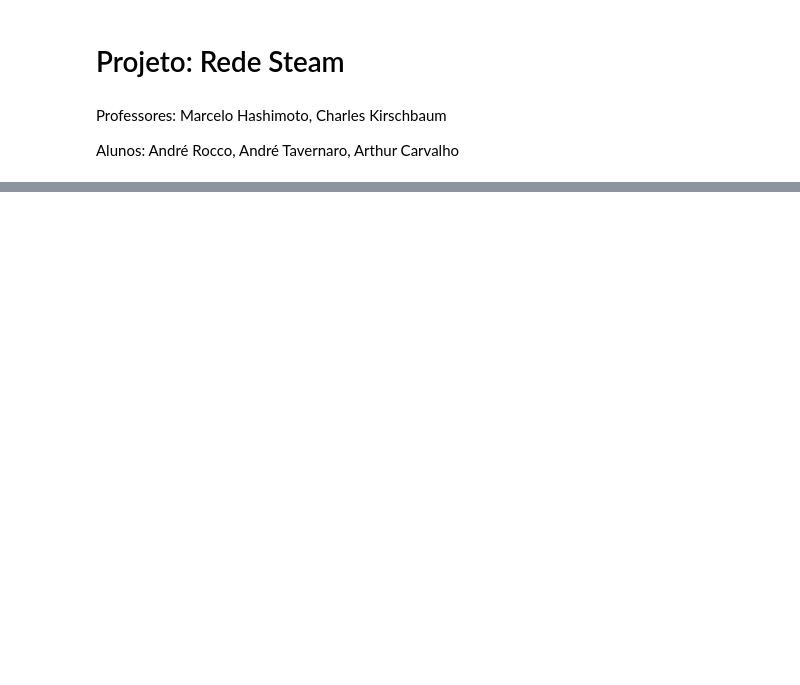
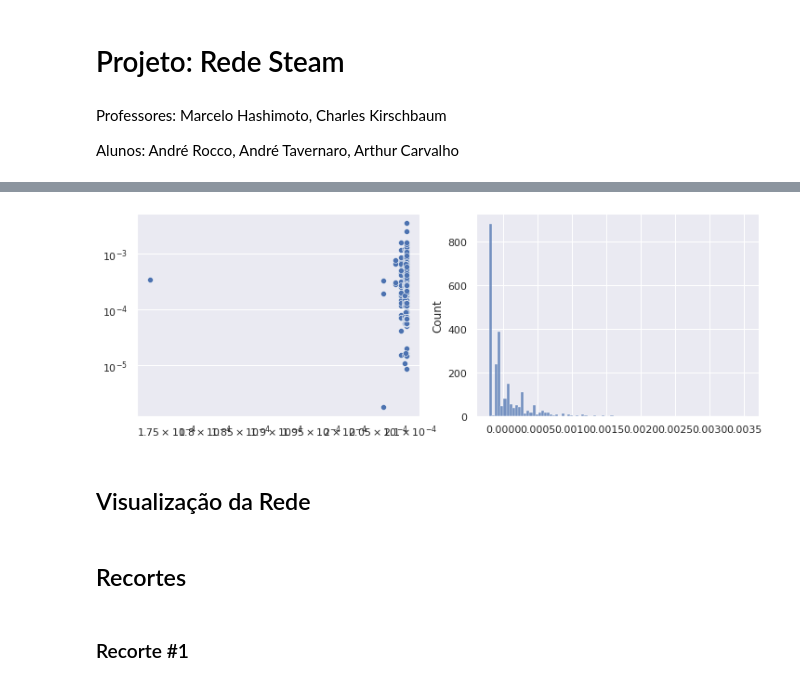
Before and after one commit to hashiprobr-classroom/parte-tecnica-do-projeto-andrer_andret_arthur, a Jupyter notebook: notebooks/Projeto_AAA.ipynb, the cells around one changed output, grey strips where cells are left out. Saved outputs shown, nothing was run; the diff lists cells and outputs as text; code cells hidden in the pictures; blank space fills up the shorter version.

```diff
--- a/notebooks/Projeto_AAA.ipynb
+++ b/notebooks/Projeto_AAA.ipynb
@@ -197,0 +352,6 @@ stats.remove_self_loops(g)
+# %%
+import statsmodels.formula.api as smf
+
+model = smf.ols(data=df, formula='betweeness ~ owners')
+result = model.fit()
+result.summary()
@@ -198 +389,18 @@ stats.remove_self_loops(g)
+# %%
+from matplotlib import rcParams
+
+def linear_resplot(result):
+    width, height = rcParams['figure.figsize']
+    fig, axs = plt.subplots(1, 2, figsize=(2 * width, height))
+    ax = sns.scatterplot(x=result.fittedvalues, y=result.resid, ax=axs[0])
+    ax.set(xscale="log", yscale="log")
+    ax.axhline(0)
+    sns.histplot(result.resid, ax=axs[1])
+    plt.show()
+
+linear_resplot(result)
+# %% [output]
+[figure, added]
+# %% [markdown]
+## Visualização da Rede
 # %%
@@ -221,0 +424,4 @@ render
+# %% [markdown]
+## Recortes
+# %% [markdown]
+### Recorte #1
```
Also changed, not shown: parts of 46 cells of this notebook, 1 other file.
